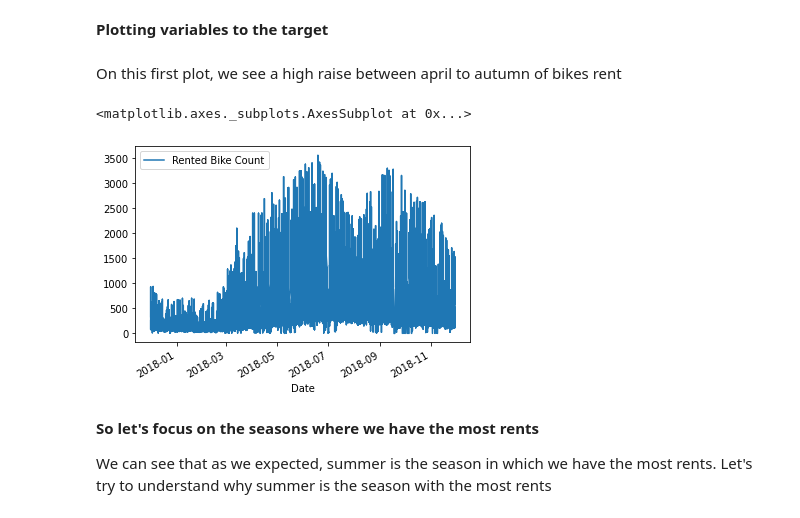
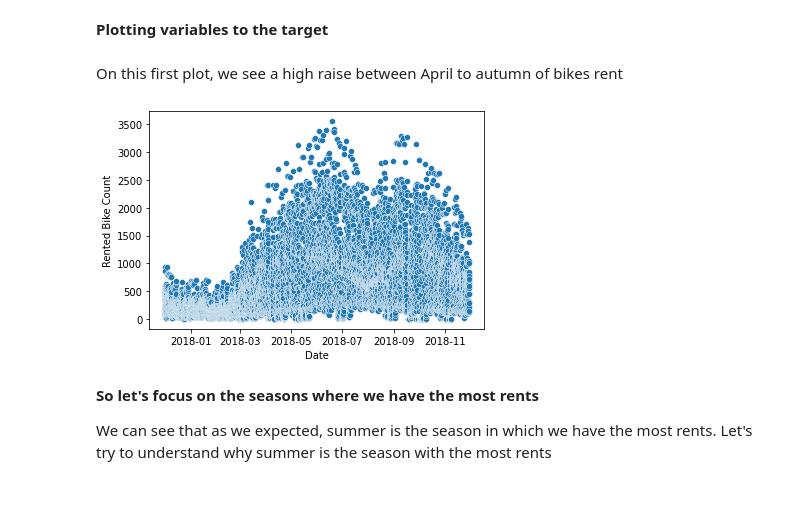
Before and after one commit to rohitrv8922/Bike-Sharing-Demand-Prediction, a Jupyter notebook: ROHIT_VERMA_(Bike_Sharing_Demand_Prediction_Capstone_Project).ipynb, the cells around one changed output. Drawn from its saved outputs; the diff is of its cells as text; code cells hidden in the pictures.

```diff
--- a/ROHIT_VERMA_(Bike_Sharing_Demand_Prediction_Capstone_Project).ipynb
+++ b/ROHIT_VERMA_(Bike_Sharing_Demand_Prediction_Capstone_Project).ipynb
@@ -241,12 +239,11 @@ bike_data['Month']=bike_data['Date'].dt.month
 # %% [markdown]
 **Plotting variables to the target**
 # %% [markdown]
-On this first plot, we see a high raise between april to autumn of bikes rent
+On this first plot, we see a high raise between April to autumn of bikes rent
 # %%
-bike_data.plot(x='Date',y='Rented Bike Count',kind='line')
+ax = sns.scatterplot(x="Date", y="Rented Bike Count", data=bike_data)
 # %% [output]
-<matplotlib.axes._subplots.AxesSubplot at 0x...>
-[figure, old version]
+[figure, new version]
 # %% [markdown]
 **So let's focus on the seasons where we have the most rents**
 
```
Also changed, not shown: parts of 35 cells of this notebook.
